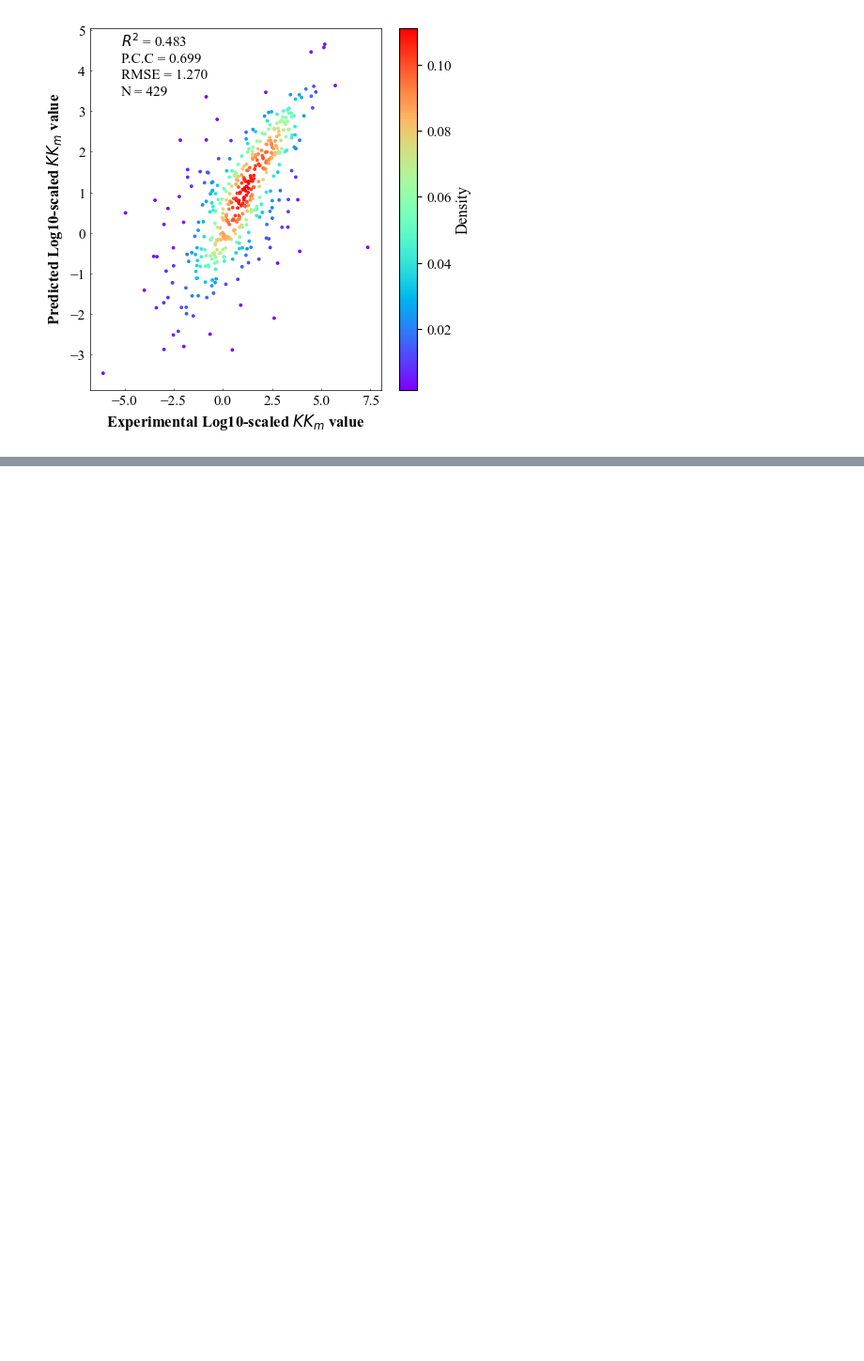
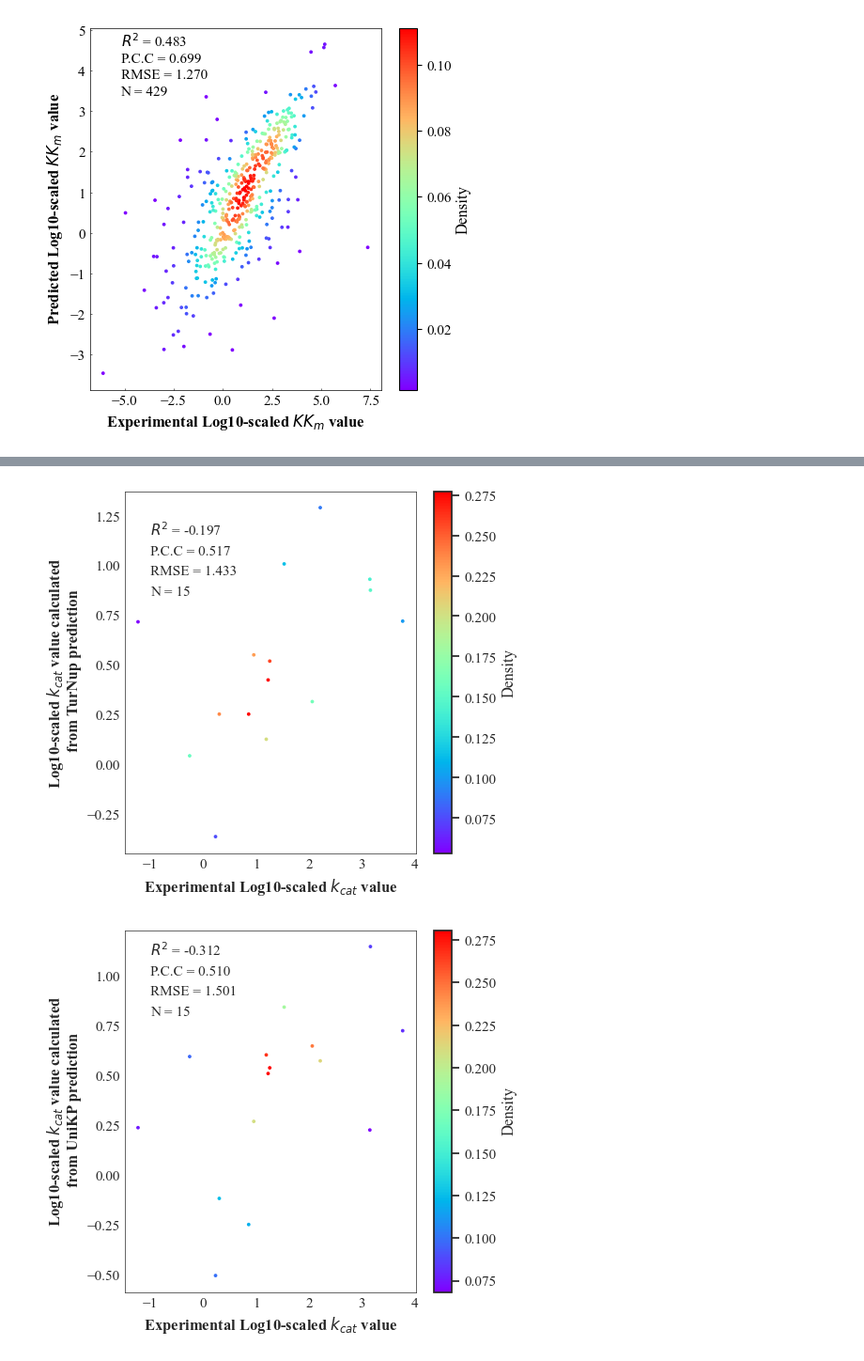
Before and after one commit to XvesS/EITLEM-Kinetics, a Jupyter notebook: Notebook/analysis.ipynb, the cells around one changed output, grey strips where cells are left out. Shown at 94% size. Saved outputs shown, nothing was run; the diff lists cells and outputs as text; code cells hidden in the pictures; blank space fills up the shorter version.

```diff
--- a/Notebook/analysis.ipynb
+++ b/Notebook/analysis.ipynb
@@ -1315,0 +1830,6 @@ log10:False molType:MACCSKeys
+# %%
+### get pair
+deion_pair = []
+for item in pair:
+    if item[1] in complex_smiles['deion']:
+        deion_pair.append(item)
@@ -1315,0 +2103,11 @@ log10:False molType:MACCSKeys
+# %%
+import xgboost as xgb
+enz_model = torch.load("../Weights/TurNup/seq_bst_hp")
+rxn_model = torch.load("../Weights/TurNup/rxn_bst_hp")
+print(f"|{'Desc':^60}|{'MAE':^6}|{'rmse':^6}|{'r2':^6}|{'r':^6}|{'p_value':^8}|{'samples':^8}|")
+p_t, v_t = TurNupPredict(enz_model, rxn_model, get_range_pair(0., 0.95, subs_sim_index, seqs_sim_index, exclude_test_pairinfo))
+printf("TurNup's performance in 95% max similarity:",**p_t)
+p_u, v_u = UniKpPredict(get_range_pair(0., 0.95, subs_sim_index, seqs_sim_index, exclude_test_pairinfo))
+printf("UniKp's performance in 95% max similarity:",**p_u)
+p_e, v_e = EitlemPredict(get_range_pair(0., 0.95, subs_sim_index, seqs_sim_index, exclude_test_pairinfo))
+printf("Eitlem's performance in 95% max similarity:",**p_e)
@@ -1315,0 +2122,39 @@ log10:False molType:MACCSKeys
+# %%
+%matplotlib inline
+sns.set_style(style="white")
+drawScatter(v_t[1],
+            v_t[0],
+            p_t,
+            position = [[-1., 1.15],
+                        [-1, 1.05],
+                        [-1, 0.95],
+                        [-1, 0.85]],
+            xlabel = "Experimental Log10-scaled $k_{cat}$ value",
+            ylabel = "Log10-scaled $k_{cat}$ value calculated \n from TurNup prediction",
+            save_path = f"./Response-round2-TurNup-95-prediction.png"
+            )
+drawScatter(v_u[1],
+            v_u[0],
+            p_u,
+            position = [[-1., 1.10],
+                        [-1, 1.0],
+                        [-1, 0.9],
+                        [-1, 0.8]],
+            xlabel = "Experimental Log10-scaled $k_{cat}$ value",
+            ylabel = "Log10-scaled $k_{cat}$ value calculated \n from UniKP prediction",
+            save_path = f"./Response-round2-UniKP-95-prediction.png"
+            )
+drawScatter(v_e[1],
+            v_e[0],
+            p_e,
+            position = [[-1., 2.3],
+                        [-1, 2.0],
+                        [-1, 1.7],
+                        [-1, 1.4]],
+            xlabel = "Experimental Log10-scaled $k_{cat}$ value",
+            ylabel = "Log10-scaled $k_{cat}$ value calculated \n from EITLEM prediction",
+            save_path = f"./Response-round2-EITLEM-95-prediction.png"
+            )
+# %% [output]
+[figure, added]
+[figure, added]
```
Also changed, not shown: parts of 52 cells of this notebook, 12 other files.
